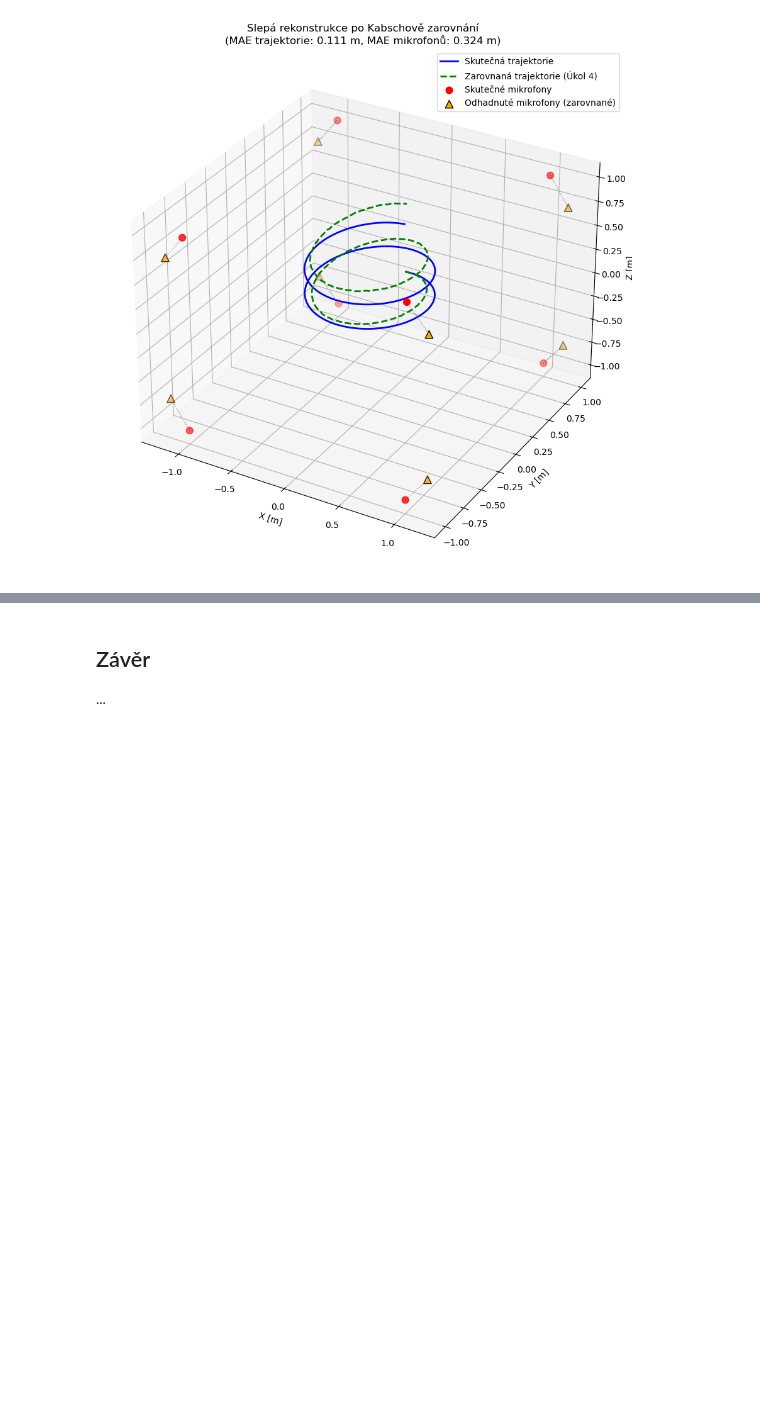
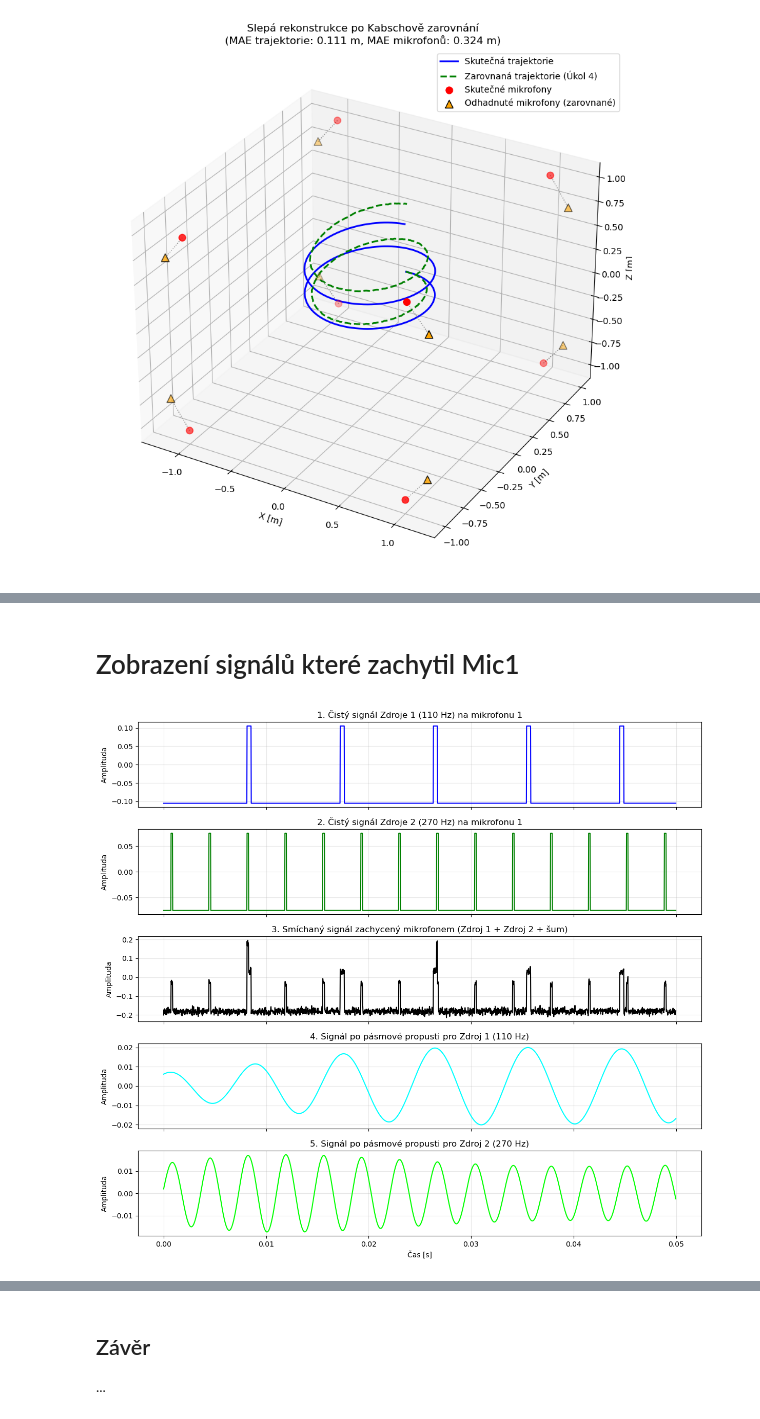
Before and after one commit to Psychol0gicl/dr_semestralni_prace, a Jupyter notebook: dr2026_1sem.ipynb, the cells around one changed output, grey strips where cells are left out. Cells and saved outputs as stored; diff of their text form; code cells hidden in the pictures; blank space fills up the shorter version.

```diff
--- a/dr2026_1sem.ipynb
+++ b/dr2026_1sem.ipynb
@@ -556,0 +648,66 @@ TODO: nech si vysvetlit posunuti Panem Gemini
+# %%
+from scipy.signal import butter, sosfiltfilt
+
+
+
+def apply_bandpass(signals, center_freq, bandwidth, fs, order=4):
+    nyq = 0.5 * fs
+    low = (center_freq - bandwidth / 2) / nyq
+    high = (center_freq + bandwidth / 2) / nyq
+
+    # Místo b, a použijeme stabilní Second-Order Sections (sos)
+    sos = butter(order, [low, high], btype='band', output='sos')
+    return sosfiltfilt(sos, signals, axis=-1)
+
+# Oddělení signálů pro oba zdroje (šířka pásma např. 40 Hz kolem střední frekvence)
+sounds_filtered_1 = apply_bandpass(sounds_mixed, center_freq=f_sound_1, bandwidth=40, fs=f_sample)
+sounds_filtered_2 = apply_bandpass(sounds_mixed, center_freq=f_sound_2, bandwidth=40, fs=f_sample)
+# %% [markdown]
+# Zobrazení signálů které zachytil Mic1
+# %%
+# Vybereme jeden mikrofon a krátké okno (50 ms), aby byly vidět jednotlivé pulzy
+mic_idx = 0
+n_samples_plot = int(0.05 * f_sample)  # 2205 vzorků (50 ms)
+t_plot = t[:n_samples_plot]
+
+# Pro vizualizaci spočítáme jednotlivé složky před smícháním pro zvolený mikrofon
+sig_1_clean = gains_1[mic_idx, :n_samples_plot] * gen_pulse(t_plot - delays_1[mic_idx, :n_samples_plot], f_sound_1)
+sig_2_clean = gains_2[mic_idx, :n_samples_plot] * gen_pulse(t_plot - delays_2[mic_idx, :n_samples_plot], f_sound_2)
+
+fig, axs = plt.subplots(5, 1, figsize=(12, 11), sharex=True)
+
+# 1. Zdroj 1 před smícháním
+axs[0].plot(t_plot, sig_1_clean, color='blue')
+axs[0].set_title(f'1. Čistý signál Zdroje 1 ({f_sound_1} Hz) na mikrofonu {mic_idx + 1}')
+axs[0].set_ylabel('Amplituda')
+axs[0].grid(alpha=0.3)
+
+# 2. Zdroj 2 před smícháním
+axs[1].plot(t_plot, sig_2_clean, color='green')
+axs[1].set_title(f'2. Čistý signál Zdroje 2 ({f_sound_2} Hz) na mikrofonu {mic_idx + 1}')
+axs[1].set_ylabel('Amplituda')
+axs[1].grid(alpha=0.3)
+
+# 3. Smíchaný signál se šumem
+axs[2].plot(t_plot, sounds_mixed[mic_idx, :n_samples_plot], color='black')
+axs[2].set_title('3. Smíchaný signál zachycený mikrofonem (Zdroj 1 + Zdroj 2 + šum)')
+axs[2].set_ylabel('Amplituda')
+axs[2].grid(alpha=0.3)
+
+# 4. Vyfiltrovaný Zdroj 1 (pásmová propust)
+axs[3].plot(t_plot, sounds_filtered_1[mic_idx, :n_samples_plot], color='cyan')
+axs[3].set_title(f'4. Signál po pásmové propusti pro Zdroj 1 ({f_sound_1} Hz)')
+axs[3].set_ylabel('Amplituda')
+axs[3].grid(alpha=0.3)
+
+# 5. Vyfiltrovaný Zdroj 2 (pásmová propust)
+axs[4].plot(t_plot, sounds_filtered_2[mic_idx, :n_samples_plot], color='lime')
+axs[4].set_title(f'5. Signál po pásmové propusti pro Zdroj 2 ({f_sound_2} Hz)')
+axs[4].set_ylabel('Amplituda')
+axs[4].set_xlabel('Čas [s]')
+axs[4].grid(alpha=0.3)
+
+plt.tight_layout()
+plt.show()
+# %% [output]
+[figure, added]
```
Also changed, not shown: parts of 24 cells of this notebook.
